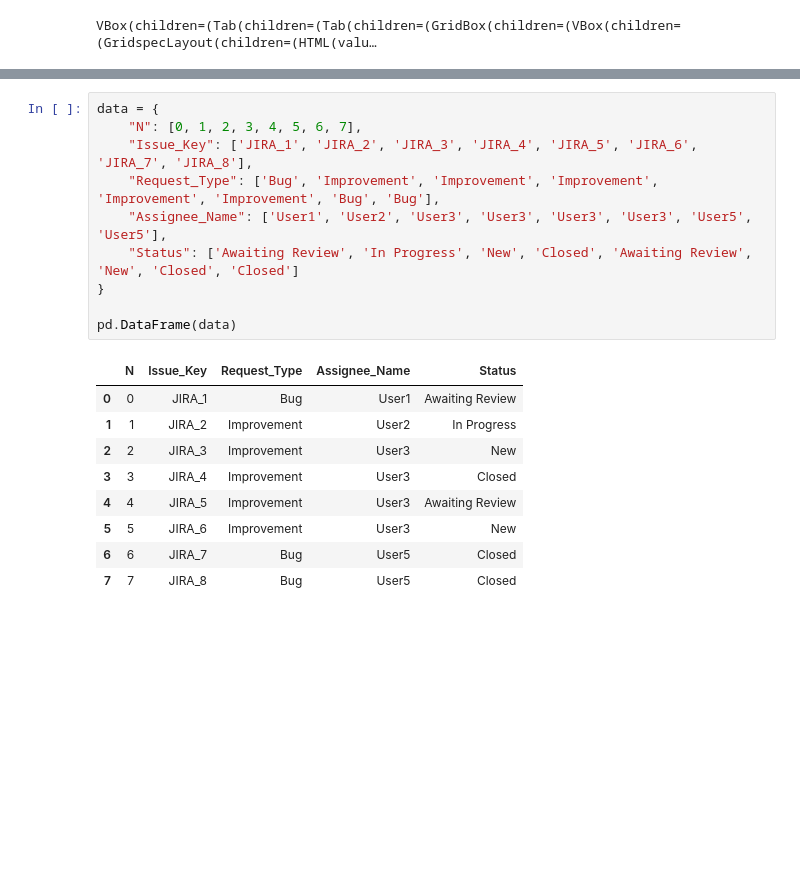
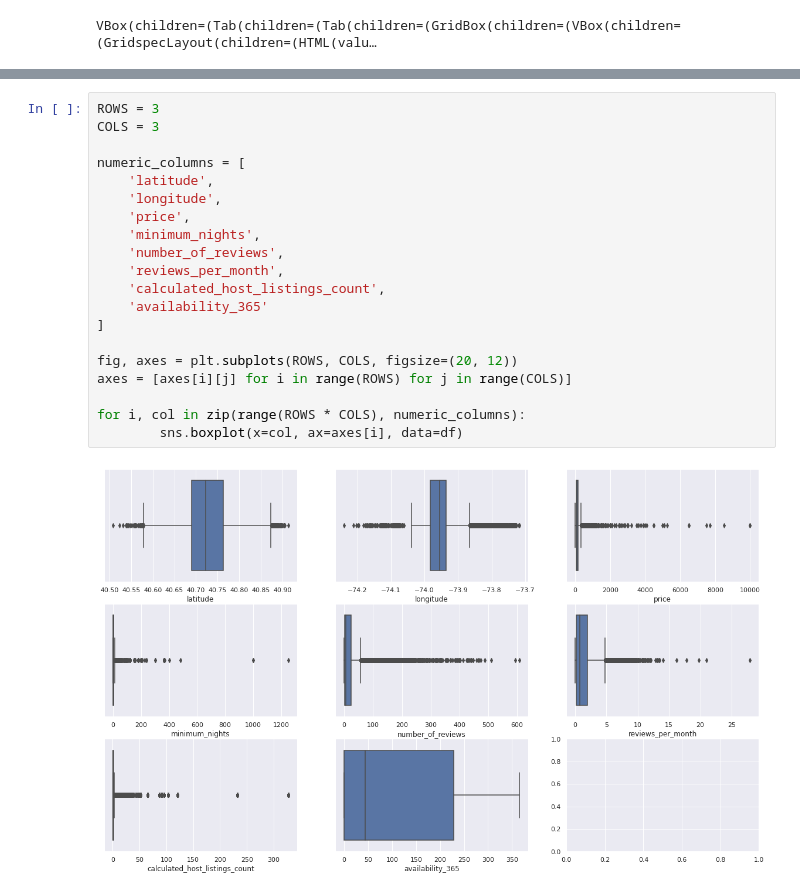
Before and after one commit to ibrahim-sheriff/Build-a-ML-Pipeline-for-Short-term-Rental-Prices-in-NYC, a Jupyter notebook: components/eda/EDA.ipynb, the cells around one changed output, grey strips where cells are left out. Saved outputs shown, nothing was run; the diff lists cells and outputs as text; blank space fills up the shorter version.

```diff
--- a/components/eda/EDA.ipynb
+++ b/components/eda/EDA.ipynb
@@ -55,20 +61,22 @@ ModuleNotFoundError: No module named 'plotly'
-# %%
-data = {
-    "N": [0, 1, 2, 3, 4, 5, 6, 7],
-    "Issue_Key": ['JIRA_1', 'JIRA_2', 'JIRA_3', 'JIRA_4', 'JIRA_5', 'JIRA_6', 'JIRA_7', 'JIRA_8'],
-    "Request_Type": ['Bug', 'Improvement', 'Improvement', 'Improvement', 'Improvement', 'Improvement', 'Bug', 'Bug'],
-    "Assignee_Name": ['User1', 'User2', 'User3', 'User3', 'User3', 'User3', 'User5', 'User5'],
-    "Status": ['Awaiting Review', 'In Progress', 'New', 'Closed', 'Awaiting Review', 'New', 'Closed', 'Closed']
-}
-
-pd.DataFrame(data)
-# %% [output]
-|  | N | Issue_Key | Request_Type | Assignee_Name | Status |
-| 0 | 0 | JIRA_1 | Bug | User1 | Awaiting Review |
-| 1 | 1 | JIRA_2 | Improvement | User2 | In Progress |
-| 2 | 2 | JIRA_3 | Improvement | User3 | New |
-| 3 | 3 | JIRA_4 | Improvement | User3 | Closed |
-| 4 | 4 | JIRA_5 | Improvement | User3 | Awaiting Review |
-| 5 | 5 | JIRA_6 | Improvement | User3 | New |
-| 6 | 6 | JIRA_7 | Bug | User5 | Closed |
-| 7 | 7 | JIRA_8 | Bug | User5 | Closed |
+# %%
+ROWS = 3
+COLS = 3
+
+numeric_columns = [
+    'latitude',
+    'longitude',
+    'price',
+    'minimum_nights',
+    'number_of_reviews',
+    'reviews_per_month',
+    'calculated_host_listings_count',
+    'availability_365'
+]
+
+fig, axes = plt.subplots(ROWS, COLS, figsize=(20, 12))
+axes = [axes[i][j] for i in range(ROWS) for j in range(COLS)]
+
+for i, col in zip(range(ROWS * COLS), numeric_columns):
+        sns.boxplot(x=col, ax=axes[i], data=df)
+# %% [output]
+[figure, added]
```
Also changed, not shown: parts of 20 cells of this notebook, 11 other files.
